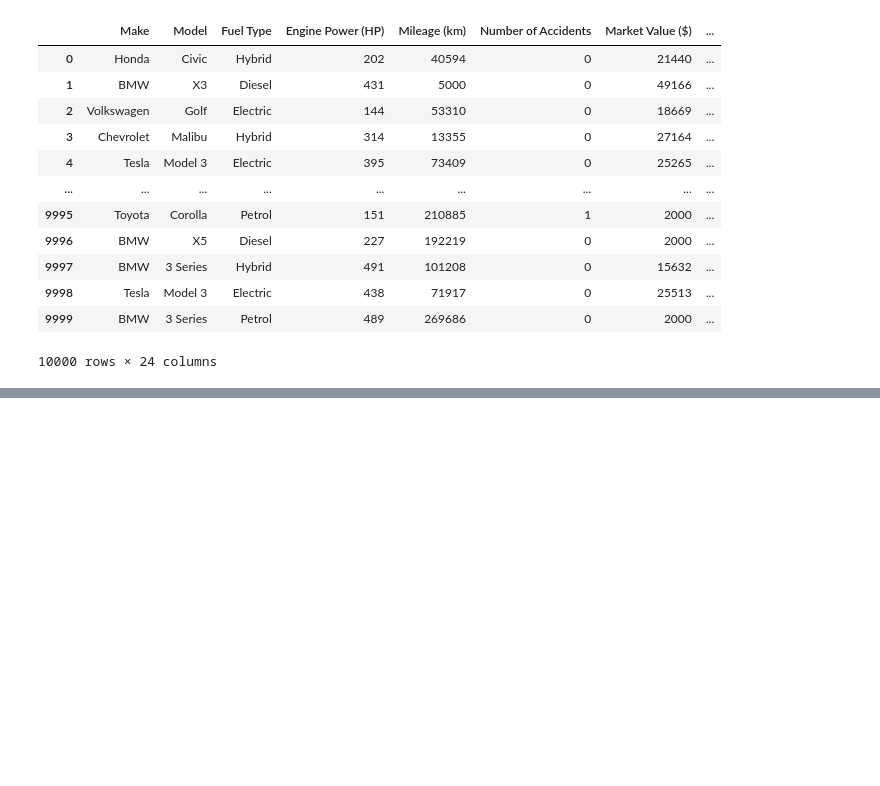
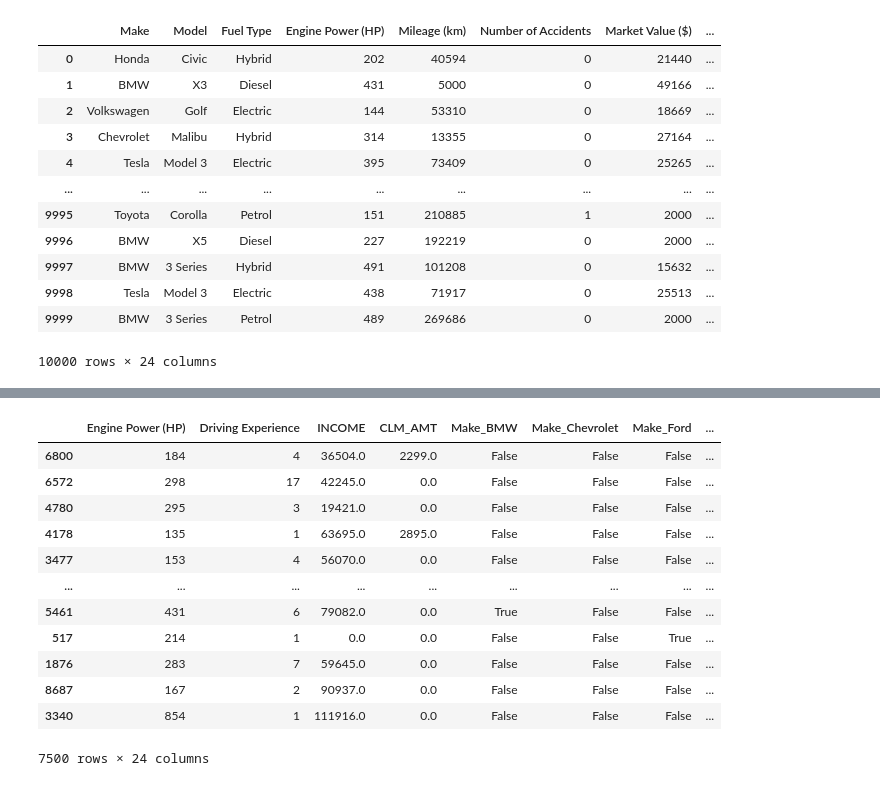
Before and after one commit to SUML-aauto/aegis_app, a Jupyter notebook: datasets/test.ipynb, the cells around one changed output, grey strips where cells are left out. Cells and saved outputs as stored; diff of their text form; code cells hidden in the pictures; blank space fills up the shorter version.

```diff
--- a/datasets/test.ipynb
+++ b/datasets/test.ipynb
@@ -52,0 +128,50 @@ raw_dataset
+# %%
+from sklearn.feature_extraction import FeatureHasher
+
+hasher = FeatureHasher(input_type='string')
+
+def fixup_monetary_string(df, field):
+    df[field] = df[field].replace({'\\$': '', ',': ''}, regex=True).astype('float')
+
+def preprocess_data(data):
+    data_filtered = data[[
+        'Make',
+        'Fuel Type',
+        # 'Model',
+        'Engine Power (HP)',
+        'Driving Experience',
+        'INCOME',
+        'GENDER',
+        'CAR_TYPE',
+        'CLM_AMT'
+    ]].copy()
+    data_filtered.fillna(0, inplace=True)
+
+    fixup_monetary_string(data_filtered, ['CLM_AMT', 'INCOME'])
+
+    return pd.get_dummies(data_filtered, columns=[
+        'Make',
+        'Fuel Type',
+        # 'Model',
+        'GENDER',
+        'CAR_TYPE'
+    ])
+
+train_data_preprocessed = preprocess_data(train)
+test_data_preprocessed = preprocess_data(test)
+# %%
+train_data_preprocessed
+# %% [output]
+|  | Engine Power (HP) | Driving Experience | INCOME | CLM_AMT | Make_BMW | Make_Chevrolet | Make_Ford | ... |
+| 6800 | 184 | 4 | 36504.0 | 2299.0 | False | False | False | ... |
+| 6572 | 298 | 17 | 42245.0 | 0.0 | False | False | False | ... |
+| 4780 | 295 | 3 | 19421.0 | 0.0 | False | False | False | ... |
+| 4178 | 135 | 1 | 63695.0 | 2895.0 | False | False | False | ... |
+| 3477 | 153 | 4 | 56070.0 | 0.0 | False | False | False | ... |
+| ... | ... | ... | ... | ... | ... | ... | ... | ... |
+| 5461 | 431 | 6 | 79082.0 | 0.0 | True | False | False | ... |
+| 517 | 214 | 1 | 0.0 | 0.0 | False | False | True | ... |
+| 1876 | 283 | 7 | 59645.0 | 0.0 | False | False | False | ... |
+| 8687 | 167 | 2 | 90937.0 | 0.0 | False | False | False | ... |
+| 3340 | 854 | 1 | 111916.0 | 0.0 | False | False | False | ... |
+7500 rows × 24 columns
```
Also changed, not shown: parts of 10 cells of this notebook.
